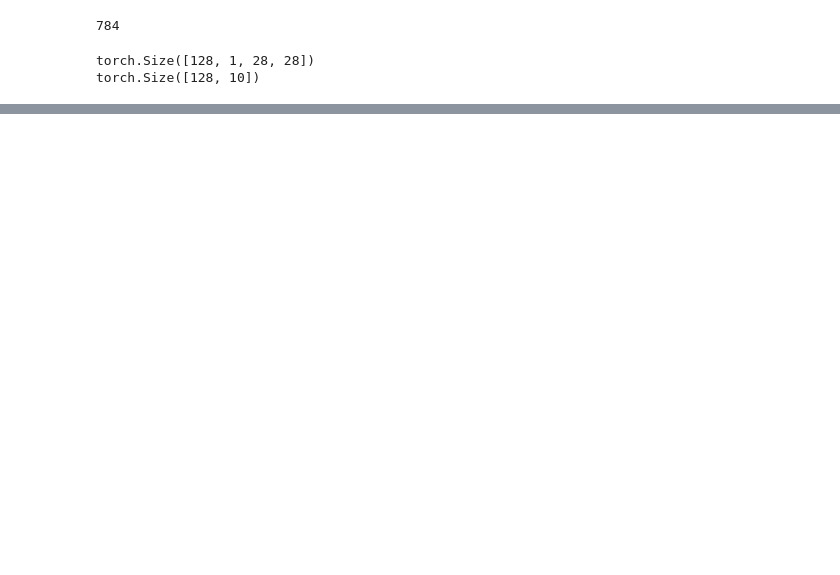
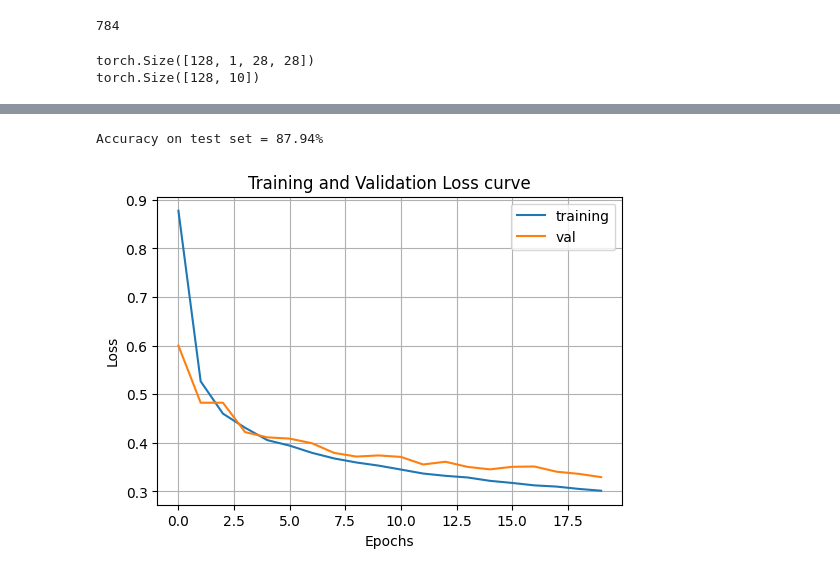
Before and after one commit to rudraxx/pytorch, a Jupyter notebook: 05_fashion_mnist_CNN_tutorial.ipynb, the cells around one changed output, grey strips where cells are left out. Cells and saved outputs as stored; diff of their text form; code cells hidden in the pictures; blank space fills up the shorter version.

```diff
--- a/05_fashion_mnist_CNN_tutorial.ipynb
+++ b/05_fashion_mnist_CNN_tutorial.ipynb
@@ -215,7 +209,7 @@ for epoch in range(EPOCHS):
     running_val_loss = 0
 
     for data, labels in dl_val:
-      data = data.to(device
+      data = data.to(device)
       labels = labels.to(device)
 
       out = model(data)
@@ -229,5 +223,5 @@ for epoch in range(EPOCHS):
 
 
 
-  print(f"EPOCH {epoch}: training_loss = {epoch_training_loss}, val_loss = {epoch_val_loss}")
+  print(f"EPOCH {epoch}/{EPOCHS}: training_loss = {epoch_training_loss}, val_loss = {epoch_val_loss}")
 # %% [output]
@@ -252,7 +263,26 @@ with torch.no_grad():
     predicted_label = torch.argmax(out,axis=1)
 
     correct_samples += torch.sum(predicted_label==labels)
-    total_samples += data.size[0]
+    total_samples += labels.size(0)
 
 
-print(f"Accuracy on test set = {correct_samples}/{total_samples}")
+print(f"Accuracy on test set = {100.0*correct_samples/total_samples :.2f}%")
+# %% [output]
+Accuracy on test set = 87.94%
+# %%
+#Plot the loss curves
+import numpy as np
+
+plt.figure(figsize=(6,4))
+
+plt.plot(np.arange(0,EPOCHS), array_training_loss, label="training")
+plt.plot(np.arange(EPOCHS), array_val_loss, label="val")
+plt.xlabel("Epochs")
+plt.ylabel("Loss")
+plt.title("Training and Validation Loss curve")
+plt.grid('on')
+plt.legend()
+
+plt.show()
+# %% [output]
+[figure, added]
```
Also changed, not shown: parts of 7 cells of this notebook.
